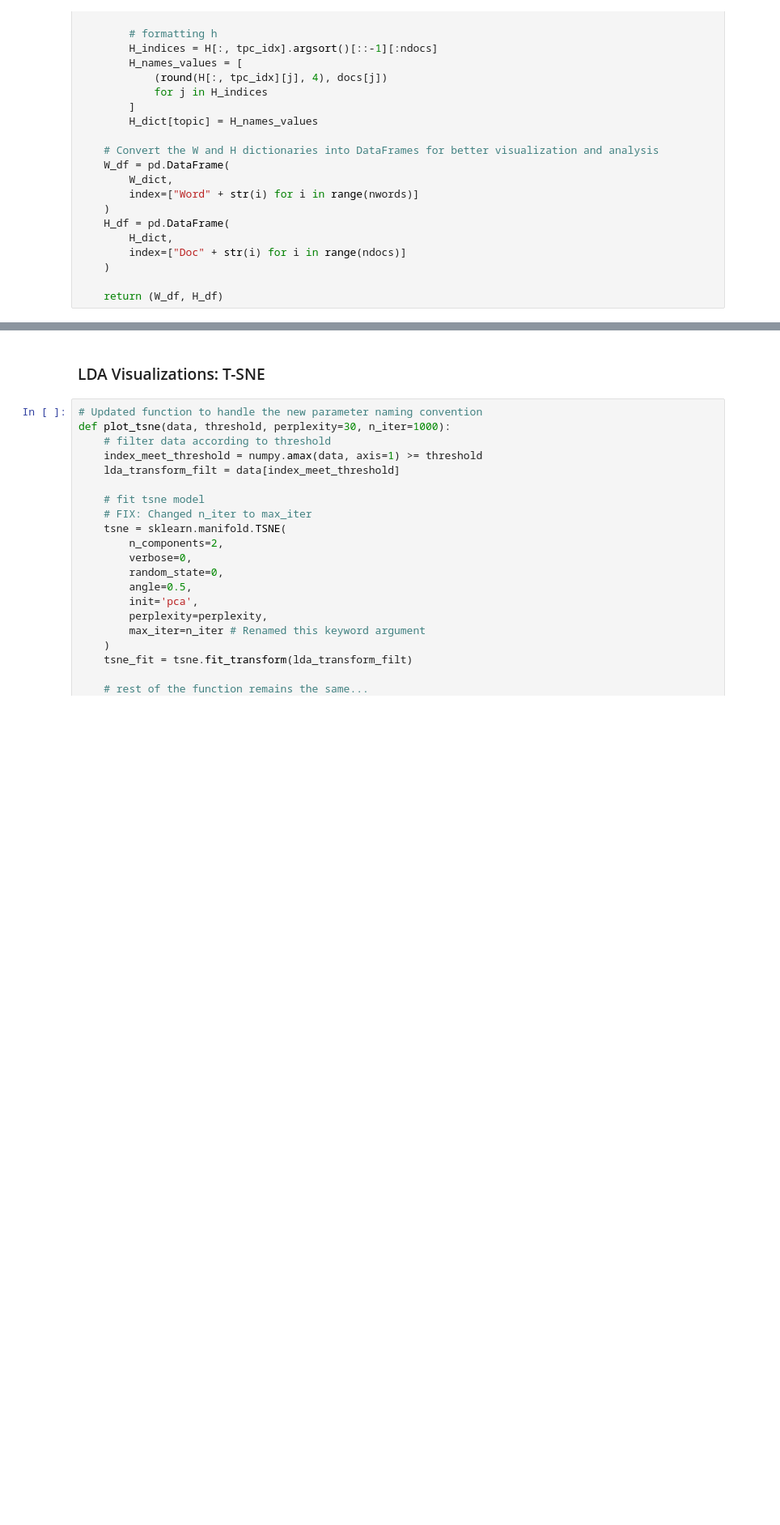
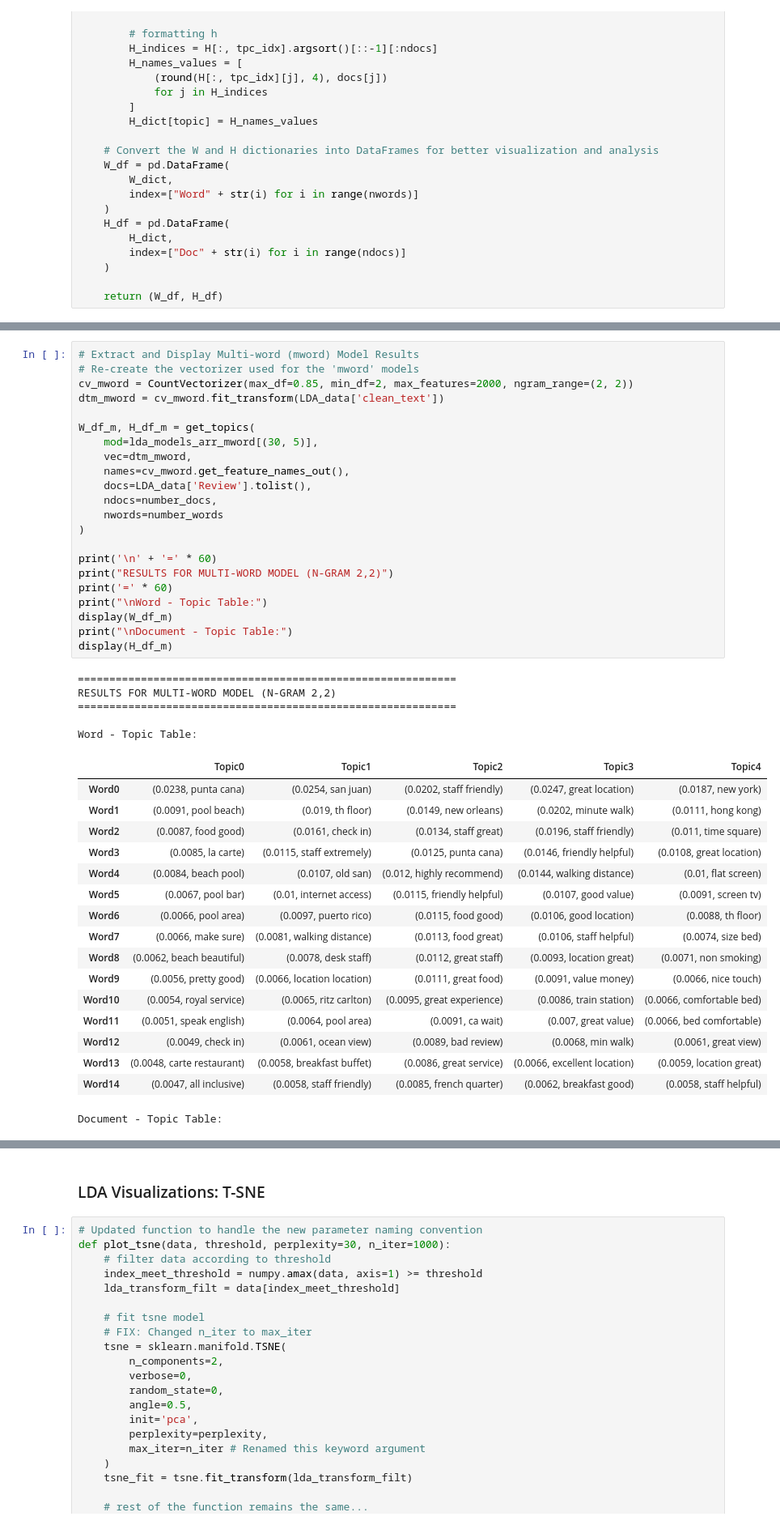
Before and after one commit to Hunteracademic/Unsupervised_assignment_1, a Jupyter notebook: FinalProject_Group04_AlexKravtsov_DanielCastiblanco_HunterWard.ipynb, the cells around one changed output, grey strips where cells are left out. Shown at 81% size. Cells and saved outputs as stored; diff of their text form; blank space fills up the shorter version.

```diff
--- a/FinalProject_Group04_AlexKravtsov_DanielCastiblanco_HunterWard.ipynb
+++ b/FinalProject_Group04_AlexKravtsov_DanielCastiblanco_HunterWard.ipynb
@@ -559,0 +617,45 @@ Document - Topic Table:
+# %%
+# Extract and Display Multi-word (mword) Model Results
+# Re-create the vectorizer used for the 'mword' models
+cv_mword = CountVectorizer(max_df=0.85, min_df=2, max_features=2000, ngram_range=(2, 2))
+dtm_mword = cv_mword.fit_transform(LDA_data['clean_text'])
+
+W_df_m, H_df_m = get_topics(
+    mod=lda_models_arr_mword[(30, 5)],
+    vec=dtm_mword,
+    names=cv_mword.get_feature_names_out(),
+    docs=LDA_data['Review'].tolist(),
+    ndocs=number_docs,
+    nwords=number_words
+)
+
+print('\n' + '=' * 60)
+print("RESULTS FOR MULTI-WORD MODEL (N-GRAM 2,2)")
+print('=' * 60)
+print("\nWord - Topic Table:")
+display(W_df_m)
+print("\nDocument - Topic Table:")
+display(H_df_m)
+# %% [output]
+============================================================
+RESULTS FOR MULTI-WORD MODEL (N-GRAM 2,2)
+============================================================
+
+Word - Topic Table:
+|  | Topic0 | Topic1 | Topic2 | Topic3 | Topic4 |
+| Word0 | (0.0238, punta cana) | (0.0254, san juan) | (0.0202, staff friendly) | (0.0247, great location) | (0.0187, new york) |
+| Word1 | (0.0091, pool beach) | (0.019, th floor) | (0.0149, new orleans) | (0.0202, minute walk) | (0.0111, hong kong) |
+| Word2 | (0.0087, food good) | (0.0161, check in) | (0.0134, staff great) | (0.0196, staff friendly) | (0.011, time square) |
+| Word3 | (0.0085, la carte) | (0.0115, staff extremely) | (0.0125, punta cana) | (0.0146, friendly helpful) | (0.0108, great location) |
+| Word4 | (0.0084, beach pool) | (0.0107, old san) | (0.012, highly recommend) | (0.0144, walking distance) | (0.01, flat screen) |
+| Word5 | (0.0067, pool bar) | (0.01, internet access) | (0.0115, friendly helpful) | (0.0107, good value) | (0.0091, screen tv) |
+| Word6 | (0.0066, pool area) | (0.0097, puerto rico) | (0.0115, food good) | (0.0106, good location) | (0.0088, th floor) |
+| Word7 | (0.0066, make sure) | (0.0081, walking distance) | (0.0113, food great) | (0.0106, staff helpful) | (0.0074, size bed) |
+| Word8 | (0.0062, beach beautiful) | (0.0078, desk staff) | (0.0112, great staff) | (0.0093, location great) | (0.0071, non smoking) |
+| Word9 | (0.0056, pretty good) | (0.0066, location location) | (0.0111, great food) | (0.0091, value money) | (0.0066, nice touch) |
+| Word10 | (0.0054, royal service) | (0.0065, ritz carlton) | (0.0095, great experience) | (0.0086, train station) | (0.0066, comfortable bed) |
+| Word11 | (0.0051, speak english) | (0.0064, pool area) | (0.0091, ca wait) | (0.007, great value) | (0.0066, bed comfortable) |
+| Word12 | (0.0049, check in) | (0.0061, ocean view) | (0.0089, bad review) | (0.0068, min walk) | (0.0061, great view) |
+| Word13 | (0.0048, carte restaurant) | (0.0058, breakfast buffet) | (0.0086, great service) | (0.0066, excellent location) | (0.0059, location great) |
+| Word14 | (0.0047, all inclusive) | (0.0058, staff friendly) | (0.0085, french quarter) | (0.0062, breakfast good) | (0.0058, staff helpful) |
+Document - Topic Table:
```
Also changed, not shown: parts of 11 cells of this notebook.
